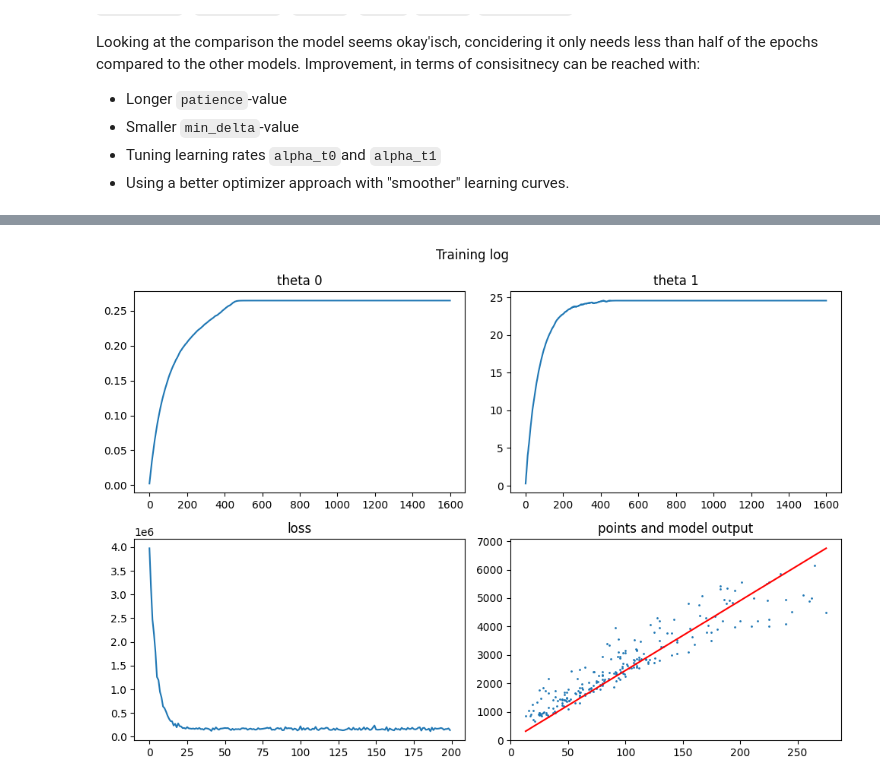
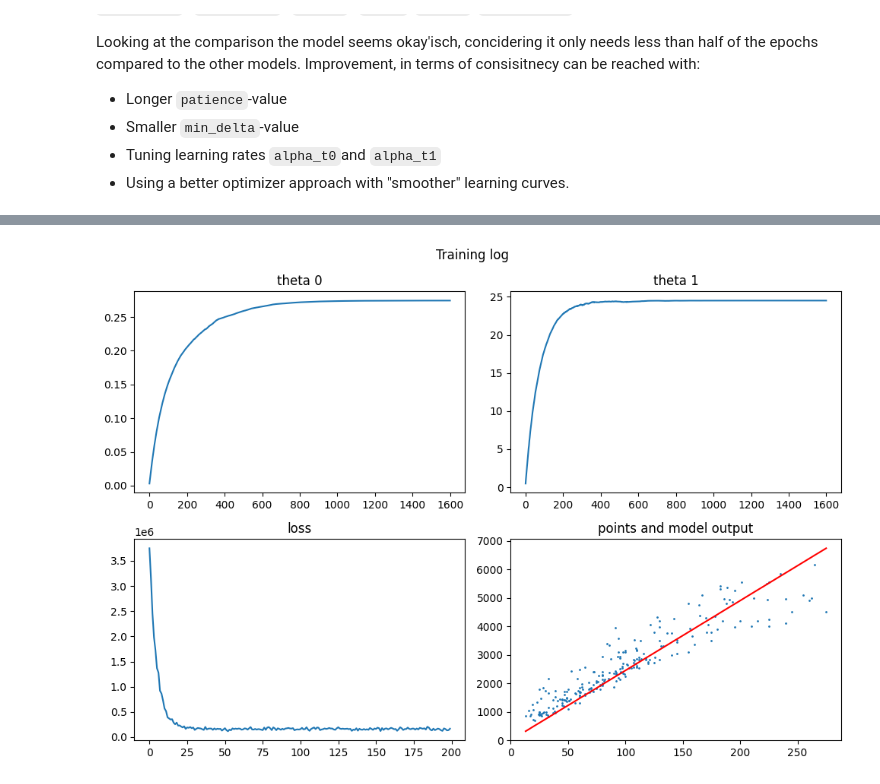
Before and after one commit to jdemidova/deep-learning-mpw, a Jupyter notebook: notebooks/cg/lucas_cg-linear-regression-stud.ipynb, the cells around one changed output, grey strips where cells are left out. Drawn from its saved outputs; the diff is of its cells as text; code cells hidden in the pictures.

```diff
--- a/notebooks/cg/lucas_cg-linear-regression-stud.ipynb
+++ b/notebooks/cg/lucas_cg-linear-regression-stud.ipynb
@@ -1051,6 +1054,6 @@ Looking at the comparison the model seems okay'isch, concidering it only needs l
 # %%
 alpha = 0.000001
-decay_factor = 0.5 #multiplying learning rate by this factor on detected plateau
+decay_factor = 0.5 # multiplying learning rate by this factor on detected plateau
 lr_patience = 15 # epochs without sufficient improvement before changing decay
 min_delta = 1 # minimum loss improvement required
 min_alpha = 1e-10 # lowest acceptable learning rate
@@ -1121,11 +1124,12 @@ for epoch in range(epochs):
     if plateau_counter >= lr_patience:
         old_alpha = alpha
         alpha = max(alpha * decay_factor, min_alpha) # change learning rate with decay factor but not smaller than min_alpha
+        plateau_counter = 0 # reset plateau counter
 
-        # print(
-        #     f"Epoch {epoch}: loss plateau detected."
-        #     f"Learning rate reduced from {old_alpha} to {alpha}."
-        # )
+        print(
+            f"Epoch {epoch}: loss plateau detected."
+            f"Learning rate reduced from {old_alpha} to {alpha}."
+        )
 
 print("intercept (theta_0):", t0)
 print("slope (theta_1)    :", t1)
@@ -1155 +1169 @@ The total value of the MAPE loss is: 17.32%
-[figure, old version]
+[figure, new version]
```
Also changed, not shown: parts of 9 cells of this notebook, 5 other files.
